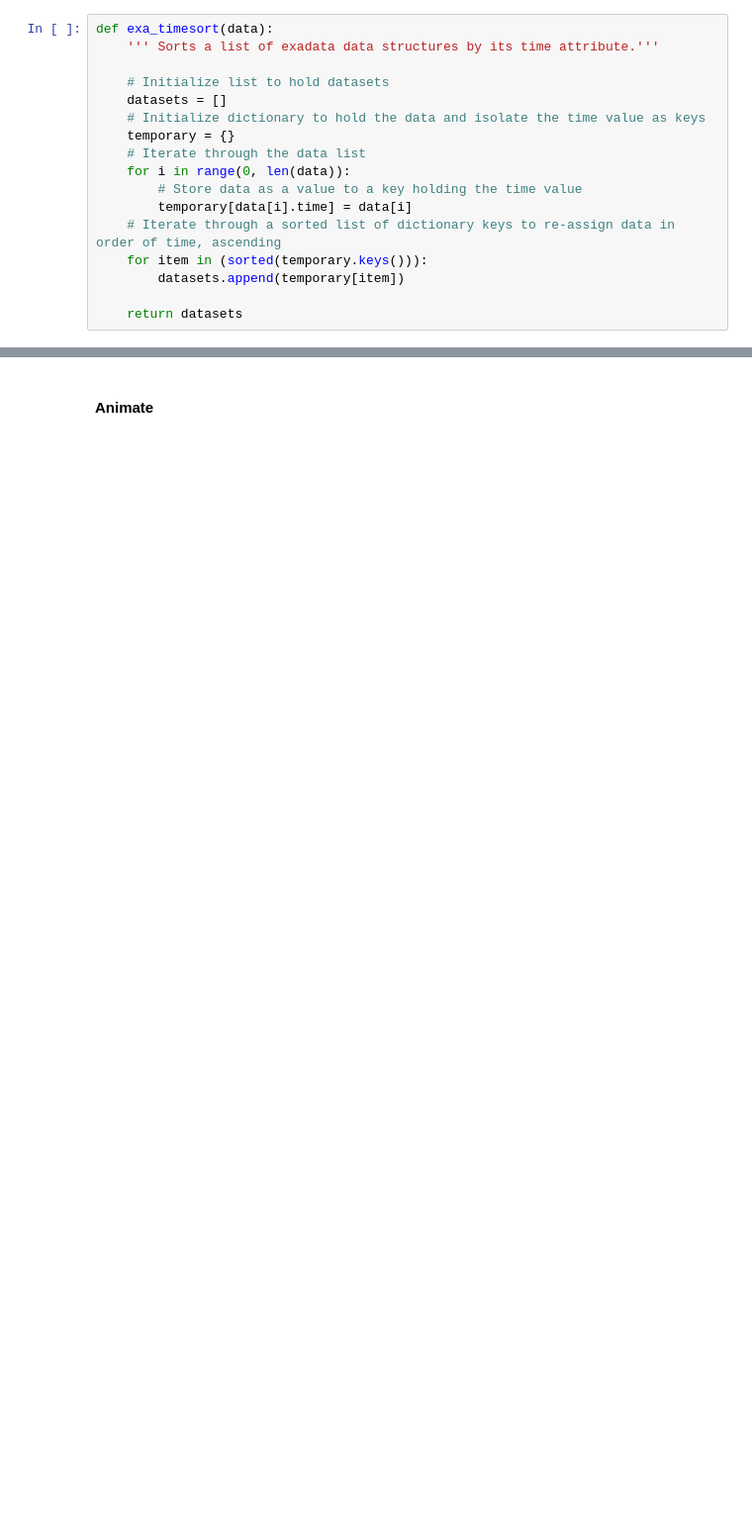
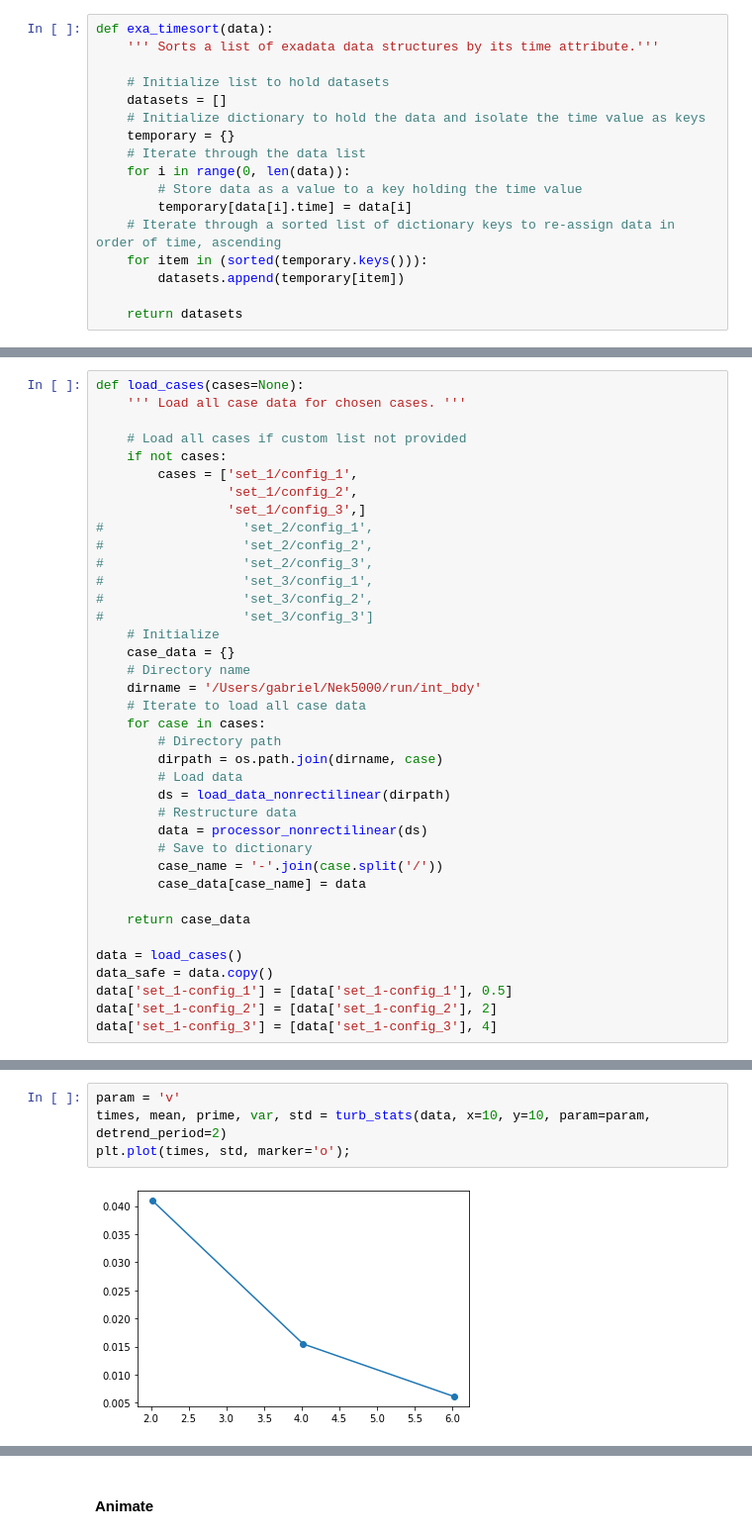
Before and after one commit to mr-gabrielrios/me_i4600, a Jupyter notebook: project_analysis.ipynb, the cells around one changed output, grey strips where cells are left out. Shown at 99% size. Cells and saved outputs as stored; diff of their text form; blank space fills up the shorter version.

```diff
--- a/project_analysis.ipynb
+++ b/project_analysis.ipynb
@@ -380,0 +432,38 @@ data = processor_nonrectilinear(ds)
+# %%
+def load_cases(cases=None):
+    ''' Load all case data for chosen cases. '''
+
+    # Load all cases if custom list not provided
+    if not cases:
+        cases = ['set_1/config_1',
+                 'set_1/config_2',
+                 'set_1/config_3',]
+#                  'set_2/config_1',
+#                  'set_2/config_2',
+#                  'set_2/config_3',
+#                  'set_3/config_1',
+#                  'set_3/config_2',
+#                  'set_3/config_3']
+    # Initialize
+    case_data = {}
+    # Directory name
+    dirname = '/Users/gabriel/Nek5000/run/int_bdy'
+    # Iterate to load all case data
+    for case in cases:
+        # Directory path
+        dirpath = os.path.join(dirname, case)
+        # Load data
+        ds = load_data_nonrectilinear(dirpath)
+        # Restructure data
+        data = processor_nonrectilinear(ds)
+        # Save to dictionary
+        case_name = '-'.join(case.split('/'))
+        case_data[case_name] = data
+
+    return case_data
+
+data = load_cases()
+data_safe = data.copy()
+data['set_1-config_1'] = [data['set_1-config_1'], 0.5]
+data['set_1-config_2'] = [data['set_1-config_2'], 2]
+data['set_1-config_3'] = [data['set_1-config_3'], 4]
@@ -381,3 +512,9 @@ data = processor_nonrectilinear(ds)
+# %%
+param = 'v'
+times, mean, prime, var, std = turb_stats(data, x=10, y=10, param=param, detrend_period=2)
+plt.plot(times, std, marker='o');
+# %% [output]
+[figure, added]
 # %%
 # Visualize data
 fig, ax = plt.subplots()
```
Also changed, not shown: parts of 13 cells of this notebook.
